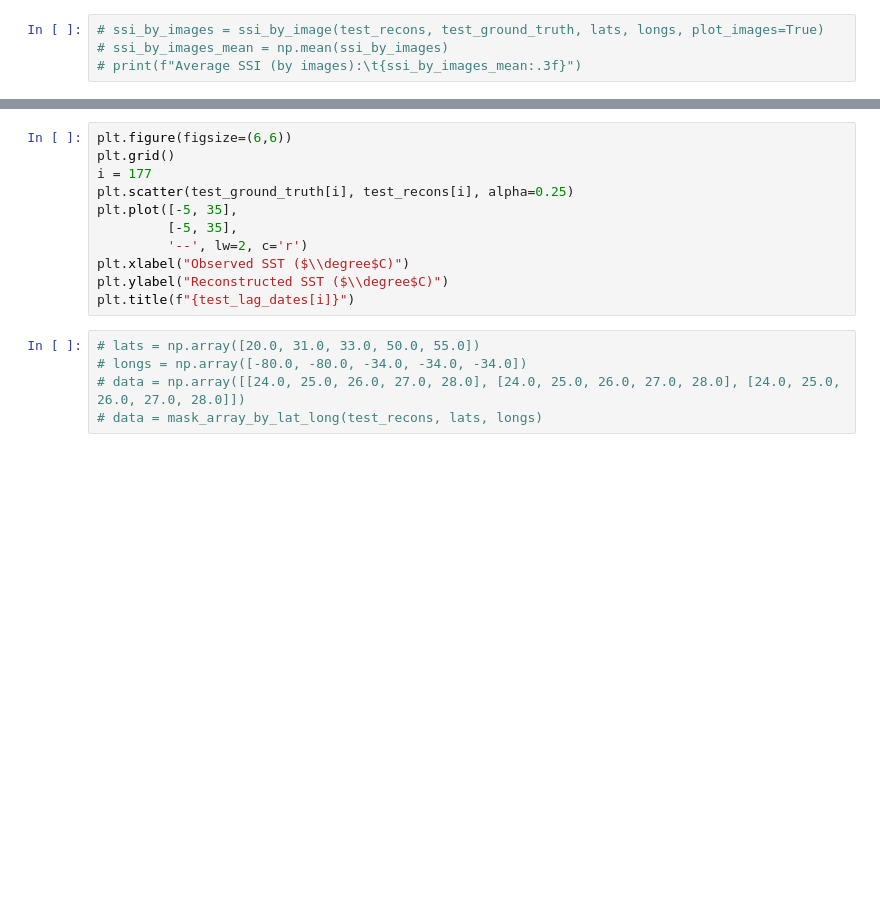
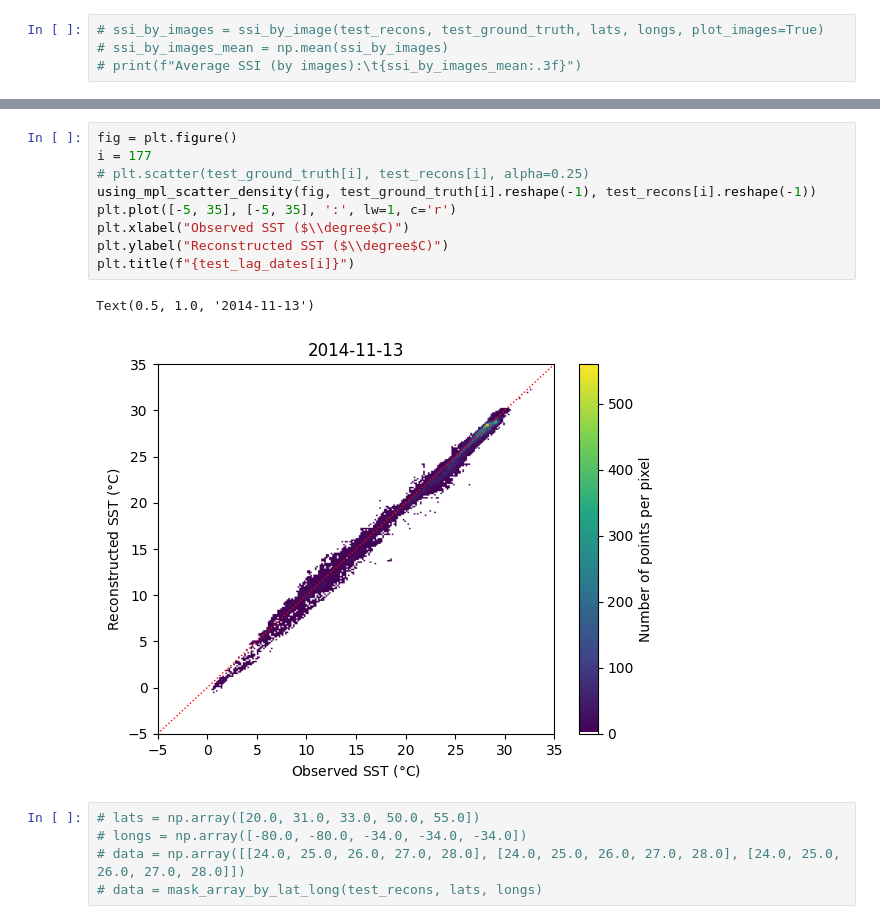
Before and after one commit to abbym-bristol/ME4OH_summer_project, a Jupyter notebook: SHRED_OFAM3_SST_FF.ipynb, the cells around one changed output, grey strips where cells are left out. Drawn from its saved outputs; the diff is of its cells as text; blank space fills up the shorter version.

```diff
--- a/SHRED_OFAM3_SST_FF.ipynb
+++ b/SHRED_OFAM3_SST_FF.ipynb
@@ -120,14 +166,15 @@ print(f"Average SSI:\t{ssi:.3f}")
 # %%
-plt.figure(figsize=(6,6))
-plt.grid()
+fig = plt.figure()
 i = 177
-plt.scatter(test_ground_truth[i], test_recons[i], alpha=0.25)
-plt.plot([-5, 35],
-         [-5, 35],
-         '--', lw=2, c='r')
+# plt.scatter(test_ground_truth[i], test_recons[i], alpha=0.25)
+using_mpl_scatter_density(fig, test_ground_truth[i].reshape(-1), test_recons[i].reshape(-1))
+plt.plot([-5, 35], [-5, 35], ':', lw=1, c='r')
 plt.xlabel("Observed SST ($\\degree$C)")
 plt.ylabel("Reconstructed SST ($\\degree$C)")
 plt.title(f"{test_lag_dates[i]}")
+# %% [output]
+Text(0.5, 1.0, '2014-11-13')
+[figure, added]
 # %%
 # lats = np.array([20.0, 31.0, 33.0, 50.0, 55.0])
 # longs = np.array([-80.0, -80.0, -34.0, -34.0, -34.0])
```
Also changed, not shown: parts of 5 cells of this notebook, 1 other file.
